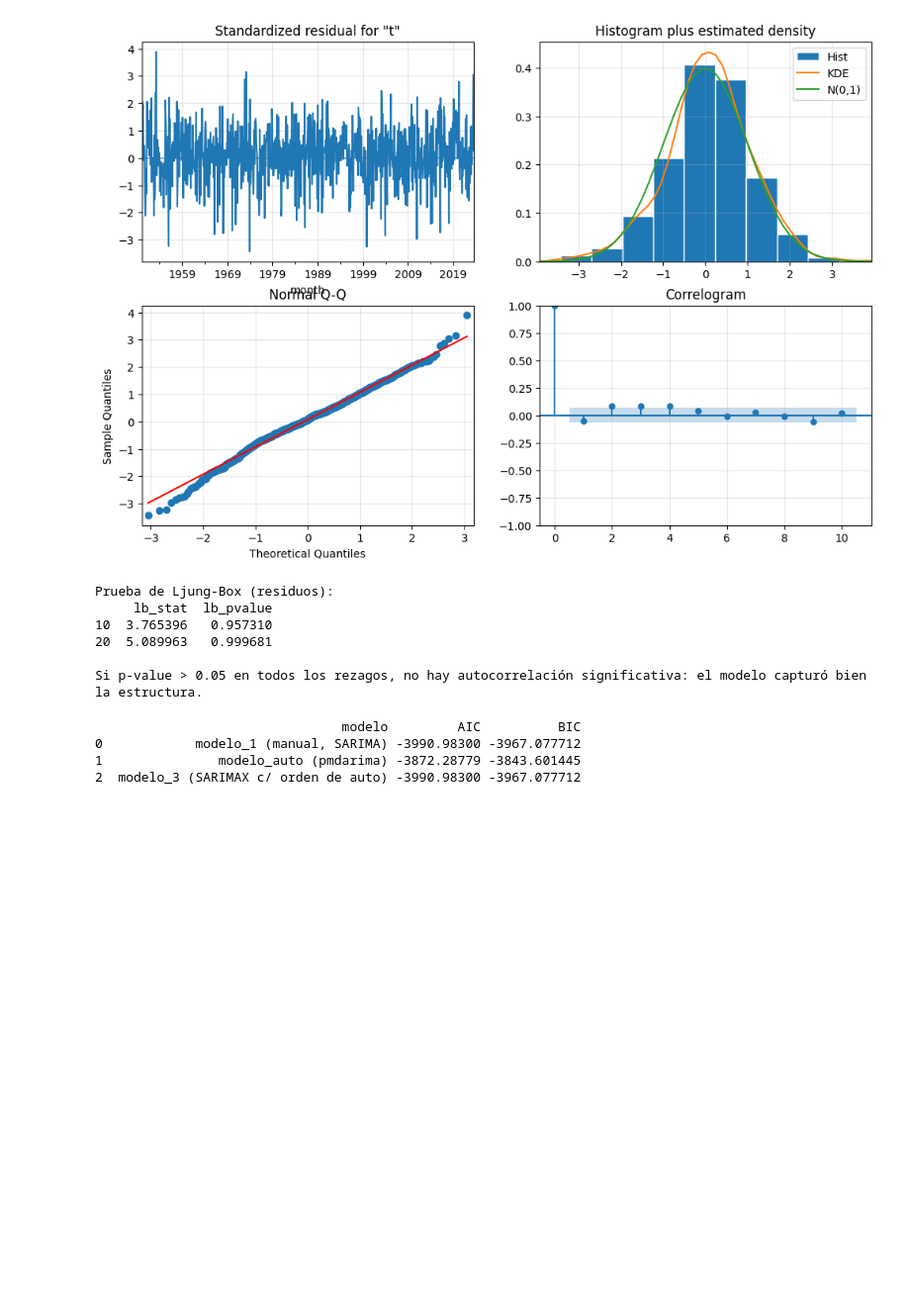
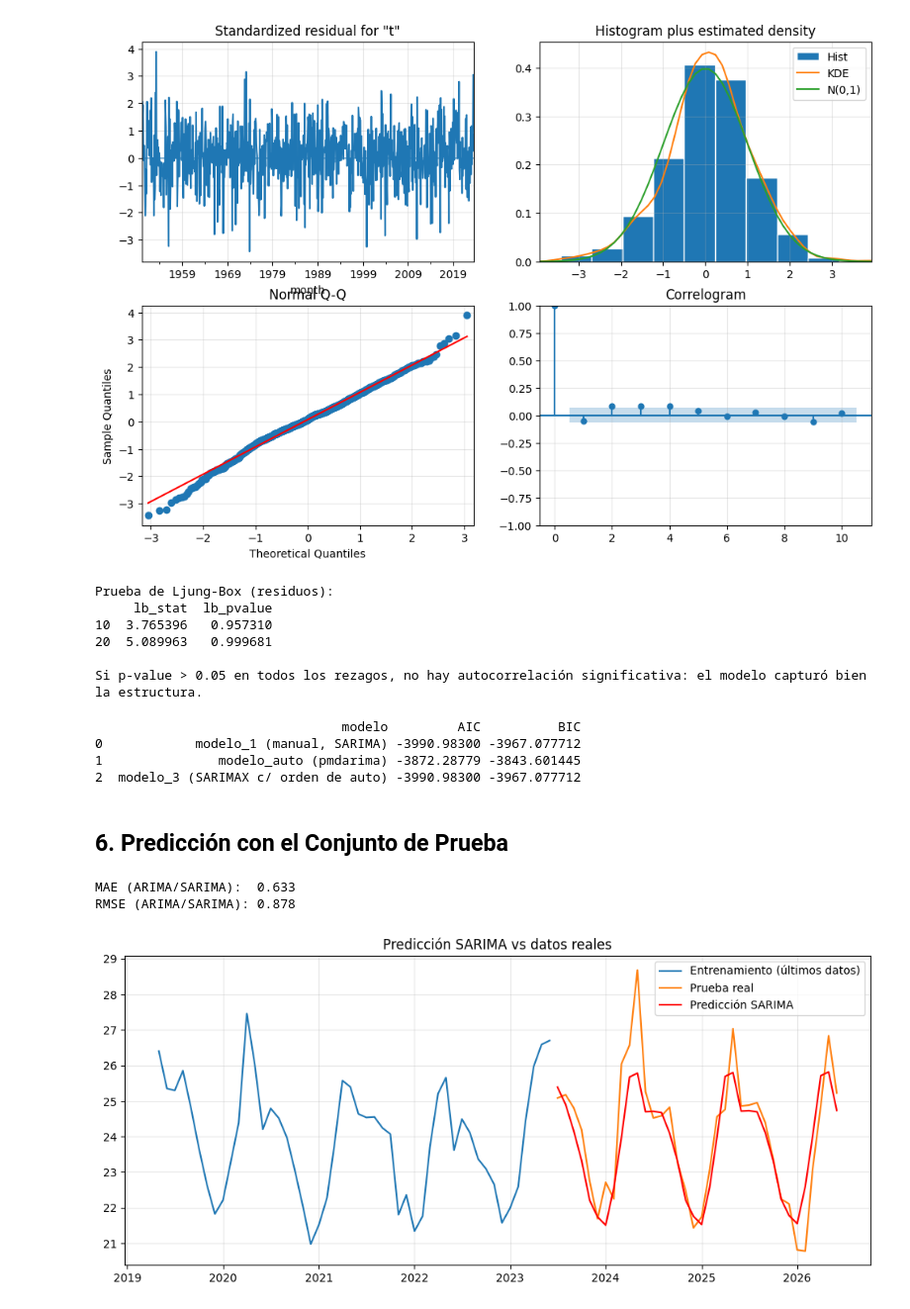
Before and after one commit to nadissa1508/Data_Science_labs, a Jupyter notebook: Ejercicio series de tiempo/series_de_tiempo.ipynb, the cells around one changed output. Shown at 99% size. Cells and saved outputs as stored; diff of their text form; code cells hidden in the pictures; blank space fills up the shorter version.

```diff
--- a/Ejercicio series de tiempo/series_de_tiempo.ipynb
+++ b/Ejercicio series de tiempo/series_de_tiempo.ipynb
@@ -277,3 +277,24 @@ print(comparacion)
 0            modelo_1 (manual, SARIMA) -3990.98300 -3967.077712
 1               modelo_auto (pmdarima) -3872.28779 -3843.601445
 2  modelo_3 (SARIMAX c/ orden de auto) -3990.98300 -3967.077712
+# %% [markdown]
+## 6. Predicción con el Conjunto de Prueba
+# %%
+pred_log = mejor_modelo.forecast(steps=n_prueba)
+pred_arima = np.exp(pred_log)
+
+mae_arima = mean_absolute_error(test, pred_arima)
+rmse_arima = np.sqrt(mean_squared_error(test, pred_arima))
+print(f"MAE (ARIMA/SARIMA):  {mae_arima:.3f}")
+print(f"RMSE (ARIMA/SARIMA): {rmse_arima:.3f}")
+
+plt.plot(train.index[-50:], train[-50:], label='Entrenamiento (últimos datos)')
+plt.plot(test.index, test, label='Prueba real')
+plt.plot(test.index, pred_arima, label='Predicción SARIMA', color='red')
+plt.legend()
+plt.title("Predicción SARIMA vs datos reales")
+plt.show()
+# %% [output]
+MAE (ARIMA/SARIMA):  0.633
+RMSE (ARIMA/SARIMA): 0.878
+[figure, added]
```
Also changed, not shown: parts of 12 cells of this notebook.
